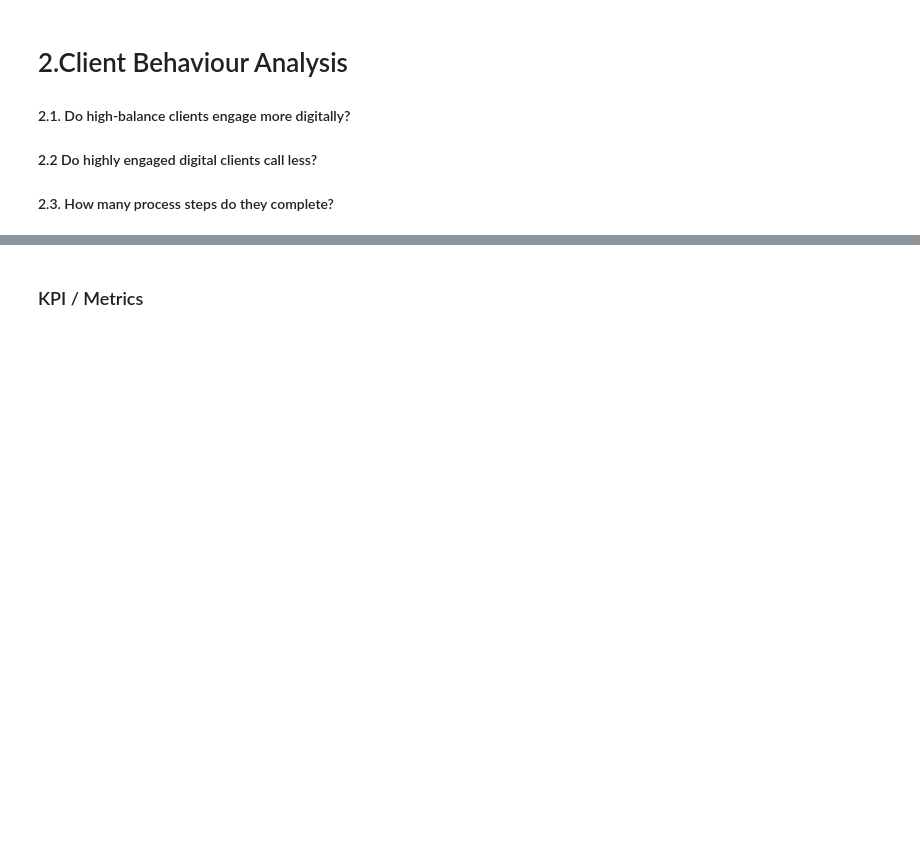
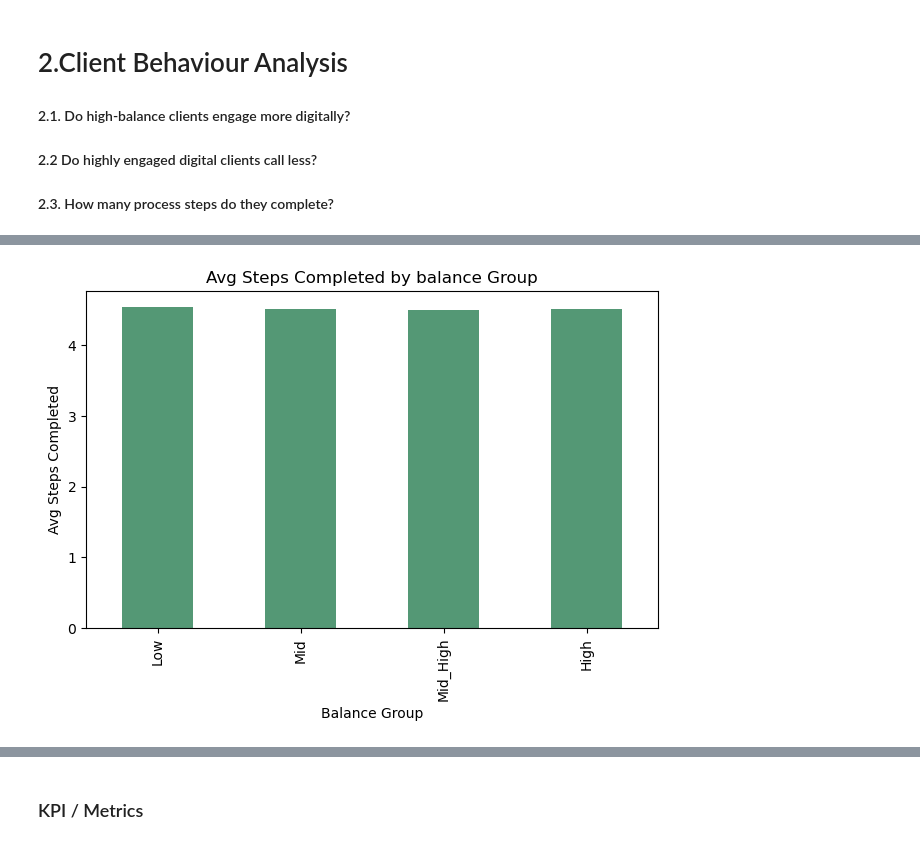
Before and after one commit to esradem/vanguard-ab-test-, a Jupyter notebook: notebooks/Project_Week5_cleaning.ipynb, the cells around one changed output, grey strips where cells are left out. Cells and saved outputs as stored; diff of their text form; code cells hidden in the pictures; blank space fills up the shorter version.

```diff
--- a/notebooks/Project_Week5_cleaning.ipynb
+++ b/notebooks/Project_Week5_cleaning.ipynb
@@ -260,17 +390,19 @@ df_final['process_step'].unique()
 # %%
 #2.4. Completed process by balance group
 # Plot: Average number of steps completed per balance group
-df_final.groupby('balance_group', observed=True)['process_step'].mean().plot(
+df_final.groupby('balance_group', observed=True)['steps_completed'].mean().plot(
     kind='bar',
     title='Avg Steps Completed by balance Group',
     color=cubehelix_colors[2]
 )
 
 plt.ylabel('Avg Steps Completed')
 plt.xlabel('Balance Group')
 plt.tight_layout()
 plt.savefig("../slides/av_steps_by_balance.png", transparent=True, format="png")
 plt.show()
+# %% [output]
+[figure, added]
 # %%
 #2.5. Completed process by tenure group
 # Plot: Average number of steps completed per balance group
```
Also changed, not shown: parts of 29 cells of this notebook, 4 other files.
